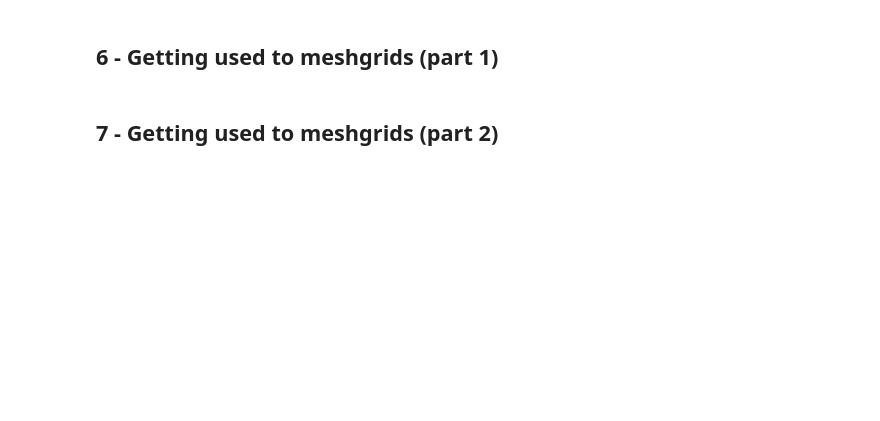
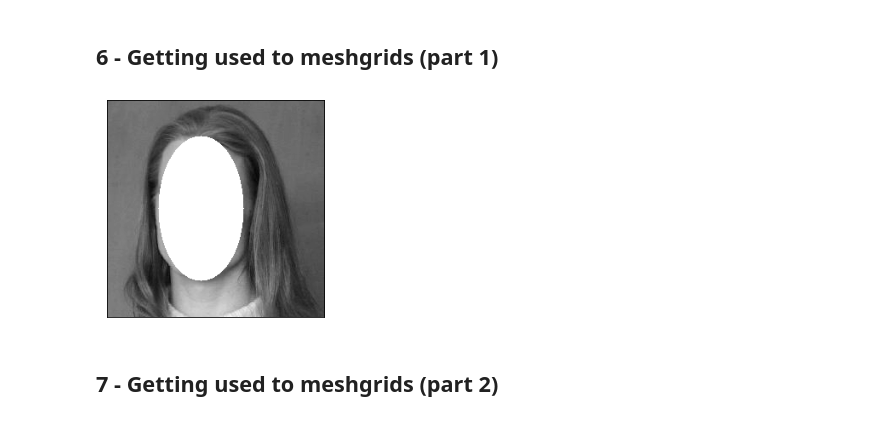
Before and after one commit to FabriceBeaumont/MA-INF_2314_IPSA, a Jupyter notebook: Code/Exercise1/ExerciseSheet1.ipynb, the cells around one changed output. Drawn from its saved outputs; the diff is of its cells as text; code cells hidden in the pictures; blank space fills up the shorter version.

```diff
--- a/Code/Exercise1/ExerciseSheet1.ipynb
+++ b/Code/Exercise1/ExerciseSheet1.ipynb
@@ -259,4 +286,27 @@ Explanation of the code `arrG[:,:,0] = 0` operates on all cells (`[:,:]`) and th
 # %% [markdown]
 ## 6 - Getting used to meshgrids (part 1)
+# %%
+arrF = imageRead('portrait.png')
+n, m = arrF.shape
+width_offset = 50
+height_offset = 85
+ci, cj = 128, 110
+# %%
+# Use meshgrid to create an index mask.
+rs, cs = np.meshgrid(np.arange(m), np.arange(n), indexing='ij')
+
+# For the ellipse use a similar formula like the unit circle
+# Simply offset the origin by the defined center, and
+# scale the height (y-axis) and width (x-axis) differently.
+mask = ((rs-ci)**2 / height_offset**2 + (cs-cj)**2 / width_offset**2  <= 1)
+
+# Apply the change to the image - in the area of the mask.
+arrF[mask] = 255
+# %%
+plt.imshow(arrF / 255, cmap='gray')
+plt.xticks([]); plt.yticks([])
+plt.show()
+# %% [output]
+[figure, added]
 # %% [markdown]
 ## 7 - Getting used to meshgrids (part 2)
```
Also changed, not shown: parts of 10 cells of this notebook.
